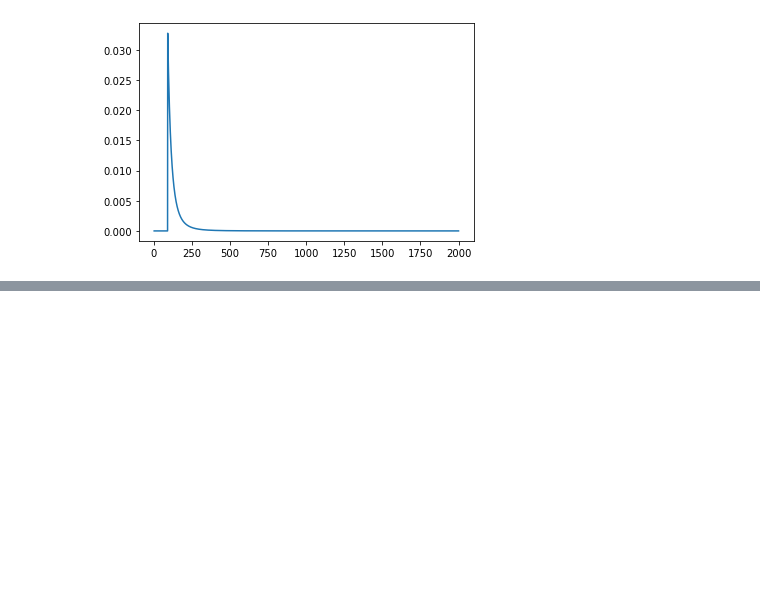
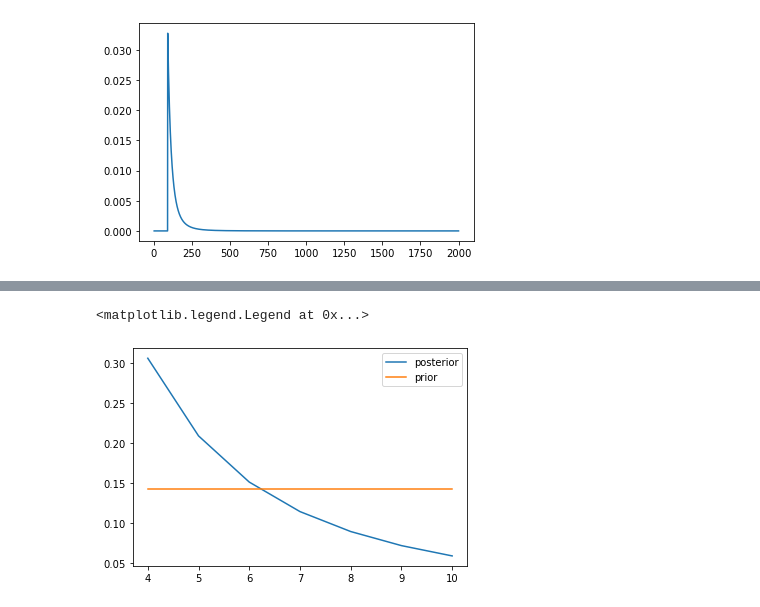
Before and after one commit to WHITSNAK/think_bayes, a Jupyter notebook: chapter-5-estimating-counts.ipynb, the cells around one changed output, grey strips where cells are left out. Cells and saved outputs as stored; diff of their text form; code cells hidden in the pictures; blank space fills up the shorter version.

```diff
--- a/chapter-5-estimating-counts.ipynb
+++ b/chapter-5-estimating-counts.ipynb
@@ -33,0 +69,20 @@ print((hypos * posterior).sum())
+# %%
+"""
+data: 3 days saw 2 same rabbit and 1 different rabbit
+prior: uniform 4-10
+"""
+
+from scipy.stats import binom
+
+hypos = np.arange(4, 11, 1)
+prior = np.ones(hypos.shape) / hypos.shape[0]
+likelihood = binom.pmf(k=2, n=3, p=1/hypos)
+posterior = prior * likelihood
+posterior /= posterior.sum()
+
+plt.plot(hypos, posterior, label='posterior')
+plt.plot(hypos, prior, label='prior')
+plt.legend()
+# %% [output]
+<matplotlib.legend.Legend at 0x...>
+[figure, added]
```
Also changed, not shown: parts of 3 cells of this notebook.
